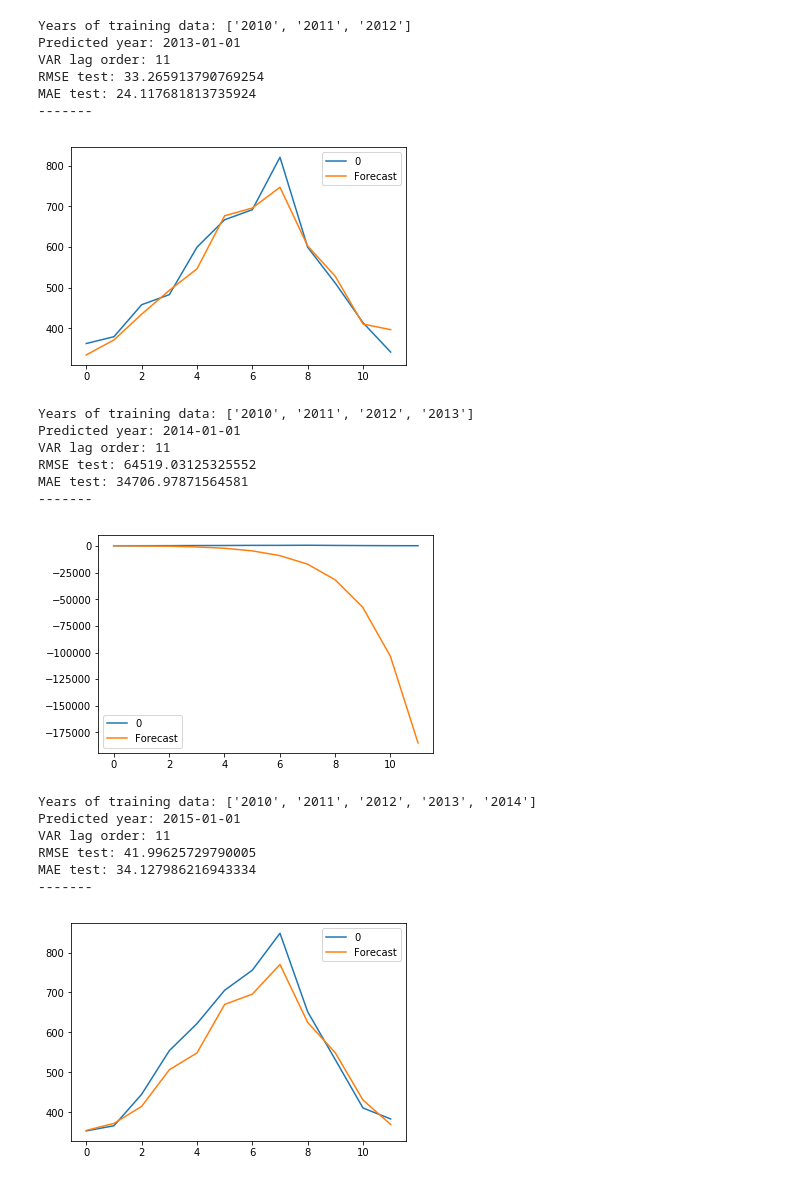
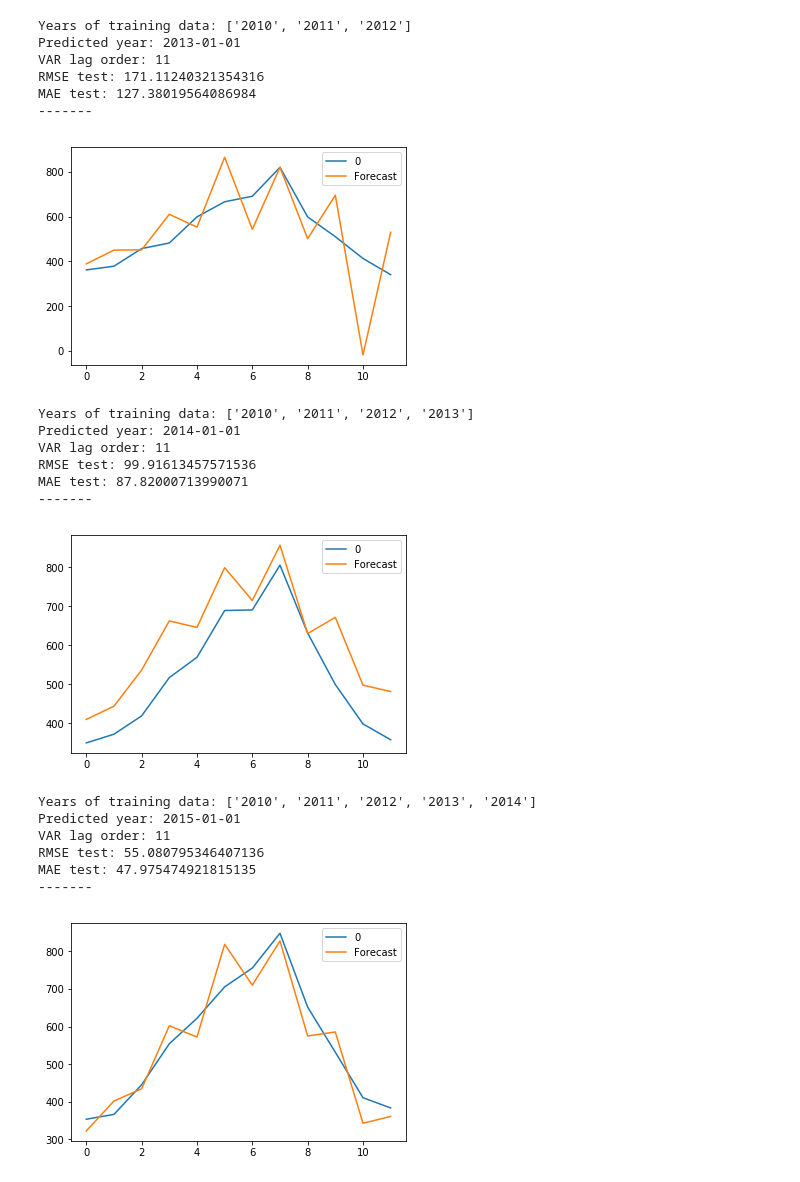
Before and after one commit to jinnyto/touristcast, a Jupyter notebook: VAR Cross Validation PDL.ipynb, the cells around one changed output. Saved outputs shown, nothing was run; the diff lists cells and outputs as text; code cells hidden in the pictures.

Commit message:
VAR Cross Validation for PDL region /w improvments

```diff
--- a/VAR Cross Validation PDL.ipynb
+++ b/VAR Cross Validation PDL.ipynb
@@ -21,6 +21,7 @@ gdp = pd.read_csv('DS/regionalGDP_2010-2015.csv',parse_dates=['date'],index_col=
 # %%
 # df with endog data for training set
 rc = 'PDL' #region code
+nb_lag = 11
 
 endog_rc = pd.concat([nights, gdp], axis=1)
 endog_rc = endog_rc.dropna()
@@ -40,7 +41,11 @@ target = nights_rc           # dataframe-type dataset
 exog = exog_rc
 start_year = '2010-01-01'     # date as string
 
-for index in range(2012, 2016):
+all_mae = []
+all_rmse = []
+years_data = []
+
+for index in range(2012, 2017):
     end_year = str(index)+'-01-01'
     predict_year = str(index+1)+'-01-01'
 
@@ -56,13 +61,13 @@ for index in range(2012, 2016):
     # --------Seasonal decompose----------
 
     # - IMPORTANT - Change model (multiplicative or additive) based on season type of nights
-    decomposed_data = seasonal_decompose(train_data, model='additive')
+    decomposed_data = seasonal_decompose(train_data, model='additive', extrapolate_trend='freq')
 
     seasonal_data = decomposed_data.seasonal.dropna()
     trend_data = decomposed_data.trend.dropna()
     residual_data = decomposed_data.resid.dropna()
 
-    exog_resid = seasonal_decompose(exog_train_data, model='additive')
+    exog_resid = seasonal_decompose(exog_train_data, model='additive', extrapolate_trend='freq')
     exog_resid_data = exog_resid.resid.dropna()
 
     # ---------Seasonal prediction (Same as last year of training data)---------
@@ -74,17 +79,26 @@ for index in range(2012, 2016):
     # - IMPORTANT - Replace nights_PAC below with column name for your region
     seasonal_forecast_df = pd.DataFrame(seasonal_forecast['nights_'+rc].values[-12:])
 
-    # --------Trend prediction (Linear Holt)----------
+    # --------Trend prediction with Linear Holt or Auto_arima----------
 
-    # Holt model (w/ optimized fit) on nights
-    # - IMPORTANT - Replace nights_PAC below with column name for your region
-    trend_model = Holt(trend_data['nights_'+rc]).fit(optimized=True)
+    # ARIMA model (w/ auto parameters) on nights trend
+    trend_model = auto_arima(trend_data['nights_'+rc],
+                             start_p=0, start_q=0, max_p=20, max_q=20, m=12,
+                             start_P=0, max_P=20, seasonal=False, max_d=2, max_D=2,
+                             trace=False, error_action='ignore', suppress_warnings=True,
+                             stepwise=True, random=True, random_state=42)
+
+        # If using Holt: Holt(trend_data['nights_'+rc]).fit(optimized=True)
 
     # Predict 12 months of trend
-    trend_forecast = trend_model.predict(start=0, end=11)
+    trend_forecast = trend_model.predict(n_periods=12)
+
+        # If using Holt: trend_model.predict(start=0, end=nb_lag)
 
     # Forecasted DF without datetime index to be able to recompose later
-    trend_forecast_df = pd.DataFrame(trend_forecast.values)
+    trend_forecast_df = pd.DataFrame(trend_forecast)
+
+        # If using Holt: trend_forecast_df = pd.DataFrame(trend_forecast.values)
 
     # --------Residual prediction (VAR)----------
 
@@ -95,7 +109,7 @@ for index in range(2012, 2016):
     #print(exog_resid_data)
     resid_model = VAR(endog=residual_data, exog=exog_resid_data, dates=residual_data.index)
     # - IMPORTANT - Replace lag number in fit below with desired lags
-    resid_results = resid_model.fit(11, trend='nc')
+    resid_results = resid_model.fit(nb_lag, trend='nc')
 
     lag_order = resid_results.k_ar
 
@@ -112,6 +126,11 @@ for index in range(2012, 2016):
     rmse_test = np.sqrt(mean_squared_error(test_data, forecast))
     mae_test = mean_absolute_error(test_data, forecast)
 
+    all_rmse.append(rmse_test)
+    all_mae.append(mae_test)
+
+    years_data.append(len(train_data.index.strftime('%Y').unique().tolist()))
+
     print('Years of training data:', train_data.index.strftime('%Y').unique().tolist())
     print('Predicted year:', end_year)
     print('VAR lag order:', lag_order)
@@ -122,6 +141,29 @@ for index in range(2012, 2016):
     forecast.plot(label='Forecast')
     plt.legend()
     plt.show()
+
+# Error measures per CrossVal loop (number of years of training data used)
+x = list(range(len(years_data)))
+
+fig, axes = plt.subplots(1,3, figsize=(20,5))
+axes[0].plot(x, all_rmse, label='RMSE', color='green')
+axes[0].set_xticks(x)
+axes[0].set_xticklabels(years_data)
+axes[0].set_title('RMSE per Years of Training Data' + '\n' + f'({rc} All endog, lag={nb_lag})')
+axes[0].legend()
+
+axes[1].plot(x, all_mae, label='MAE', color='purple')
+axes[1].set_xticks(x)
+axes[1].set_xticklabels(years_data)
+axes[1].set_title('MAE per Years of Training Data' + '\n' + f'({rc} All endog, lag={nb_lag})')
+axes[1].legend()
+
+axes[2].plot(x, all_rmse, label='RMSE', color='green')
+axes[2].plot(x, all_mae, label='MAE', color='purple')
+axes[2].set_xticks(x)
+axes[2].set_xticklabels(years_data)
+axes[2].set_title('RMSE and MAE per Years of Training Data' + '\n' + f'({rc} All endog, lag={nb_lag})')
+axes[2].legend();
 # %% [output]
 Years of training data: ['2010', '2011']
 Predicted year: 2012-01-01
@@ -133,21 +175,21 @@ MAE test: 20.36636661958048
 Years of training data: ['2010', '2011', '2012']
 Predicted year: 2013-01-01
 VAR lag order: 11
-RMSE test: 33.265913790769254
-MAE test: 24.117681813735924
+RMSE test: 171.11240321354316
+MAE test: 127.38019564086984
 -------
-[figure, old version]
+[figure, new version]
 Years of training data: ['2010', '2011', '2012', '2013']
 Predicted year: 2014-01-01
 VAR lag order: 11
-RMSE test: 64519.03125325552
-MAE test: 34706.97871564581
+RMSE test: 99.91613457571536
+MAE test: 87.82000713990071
 -------
-[figure, old version]
+[figure, new version]
 Years of training data: ['2010', '2011', '2012', '2013', '2014']
 Predicted year: 2015-01-01
 VAR lag order: 11
-RMSE test: 41.99625729790005
-MAE test: 34.127986216943334
+RMSE test: 55.080795346407136
+MAE test: 47.975474921815135
 -------
-[figure, old version]
+[figure, new version]
```
Also changed, not shown: parts of 1 cell of this notebook.
